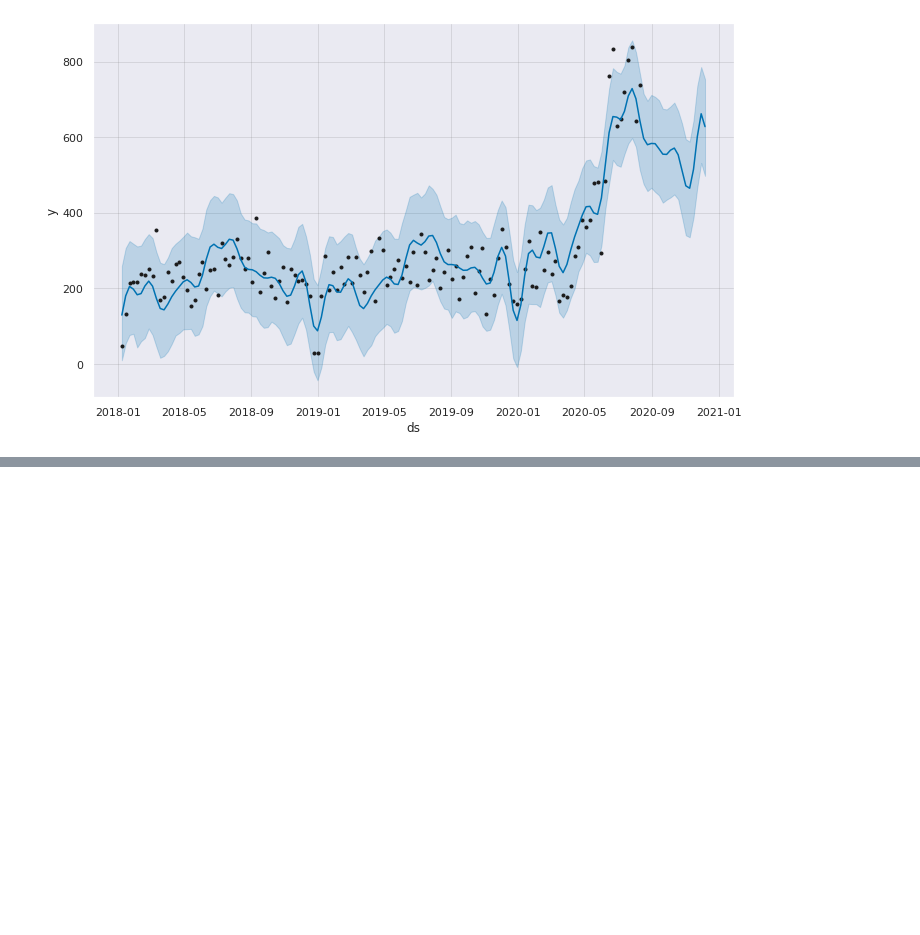
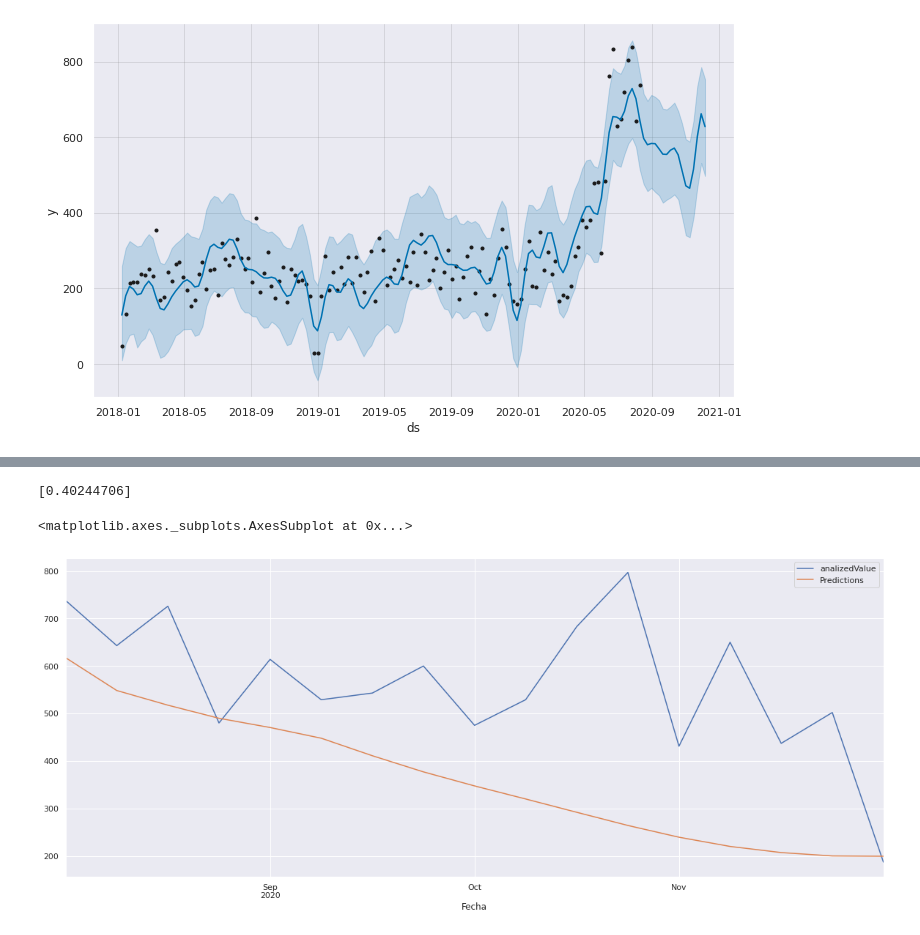
Before and after one commit to cccg8105/notebook_AD, a Jupyter notebook: Analisis/Frecuencia inscripciones/NuevasInscripciones.ipynb, the cells around one changed output, grey strips where cells are left out. Saved outputs shown, nothing was run; the diff lists cells and outputs as text; code cells hidden in the pictures; blank space fills up the shorter version.

```diff
--- a/Analisis/Frecuencia inscripciones/NuevasInscripciones.ipynb
+++ b/Analisis/Frecuencia inscripciones/NuevasInscripciones.ipynb
@@ -201,0 +314,37 @@ plt.show()
+# %%
+test_predictions = []
+
+first_eval_batch = scaled_train[-n_input:]
+current_batch = first_eval_batch.reshape((1, n_input, n_features))
+
+for i in range(len(df_test)):
+
+    # obtener la predicción ([0] es para obtener solo el número en lugar de [matriz])
+    current_pred = model.predict(current_batch)[0]
+
+    # guardar la predicción
+    test_predictions.append(current_pred)
+
+    # actualizar el lote para incluir ahora la predicción y soltar primer valor
+    current_batch = np.append(current_batch[:,1:,:],[[current_pred]],axis=1)
+
+# Conversion de datos escalados al valor original
+true_predictions = scaler.inverse_transform(test_predictions)
+true_predictions
+
+import math
+from sklearn.metrics import mean_squared_error
+
+# Error cuadratico medio
+rmse = math.sqrt(mean_squared_error(df_test.iloc[:].values, true_predictions))
+rango = max(df_test.iloc[:].values) - min(df_test.iloc[:].values)
+print(rmse/rango)
+# %% [output]
+[0.40244706]
+# %%
+result = df_test.copy()
+result['Predictions'] = true_predictions
+result.plot(figsize=(20,8))
+# %% [output]
+<matplotlib.axes._subplots.AxesSubplot at 0x...>
+[figure, added]
```
Also changed, not shown: parts of 12 cells of this notebook.
